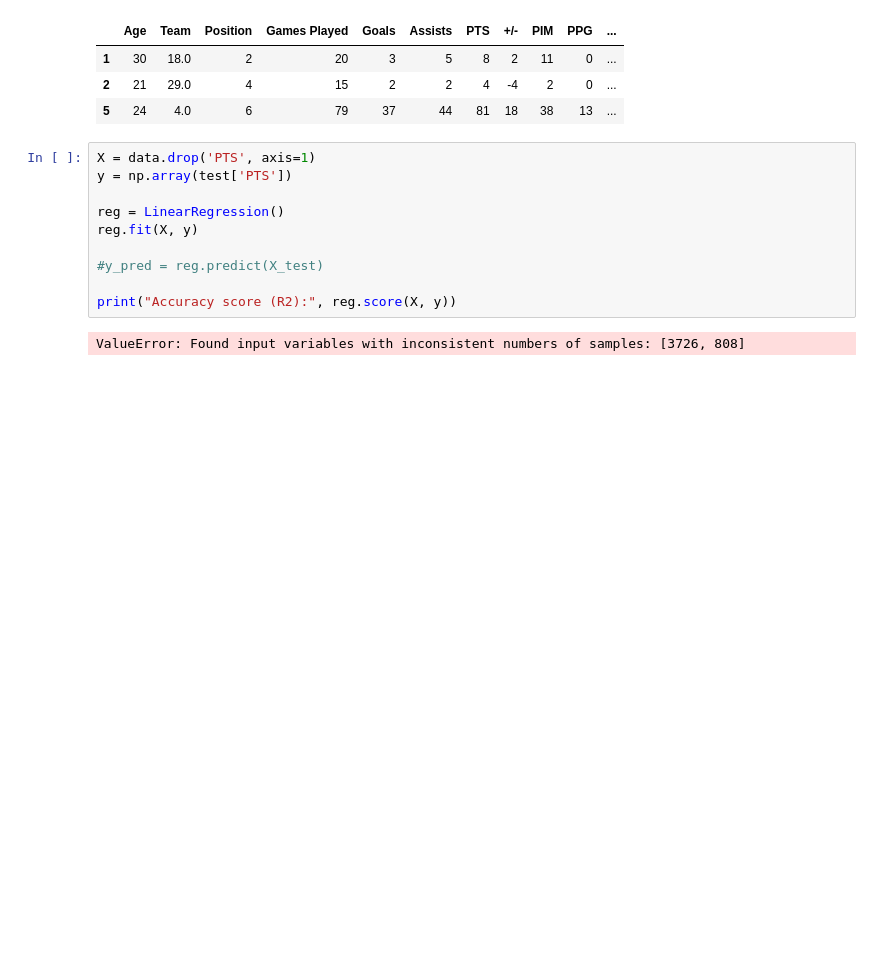
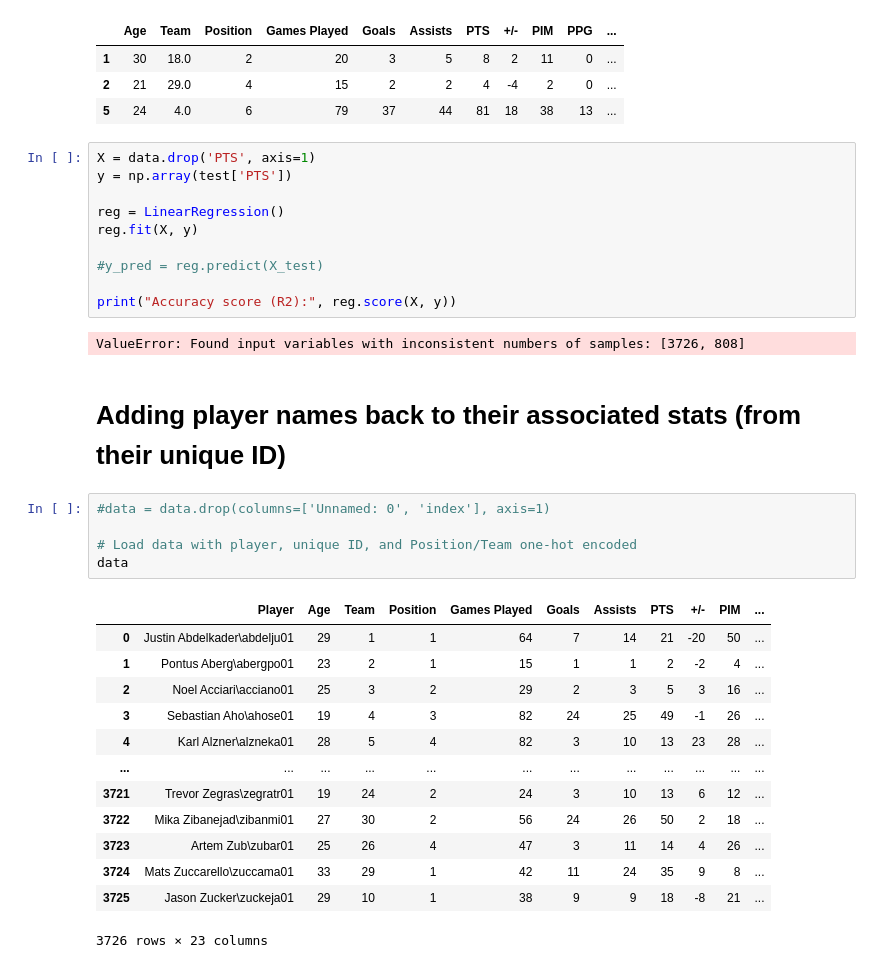
Before and after one commit to slannon95/hockey_forecast, a Jupyter notebook: notebooks/trials_n_errors.ipynb, the cells around one changed output. Cells and saved outputs as stored; diff of their text form; blank space fills up the shorter version.

Commit message:
Updated trials_n_errors
- wrote for loop function to re-add player names after they've been removed

```diff
--- a/notebooks/trials_n_errors.ipynb
+++ b/notebooks/trials_n_errors.ipynb
@@ -1239,3 +1239,24 @@ reg.fit(X, y)
 print("Accuracy score (R2):", reg.score(X, y))
 # %% [output]
 ValueError: Found input variables with inconsistent numbers of samples: [3726, 808]
+# %% [markdown]
+# Adding player names back to their associated stats (from their unique ID)
+# %%
+#data = data.drop(columns=['Unnamed: 0', 'index'], axis=1)
+
+# Load data with player, unique ID, and Position/Team one-hot encoded
+data
+# %% [output]
+|  | Player | Age | Team | Position | Games Played | Goals | Assists | PTS | +/- | PIM | ... |
+| 0 | Justin Abdelkader\abdelju01 | 29 | 1 | 1 | 64 | 7 | 14 | 21 | -20 | 50 | ... |
+| 1 | Pontus Aberg\abergpo01 | 23 | 2 | 1 | 15 | 1 | 1 | 2 | -2 | 4 | ... |
+| 2 | Noel Acciari\acciano01 | 25 | 3 | 2 | 29 | 2 | 3 | 5 | 3 | 16 | ... |
+| 3 | Sebastian Aho\ahose01 | 19 | 4 | 3 | 82 | 24 | 25 | 49 | -1 | 26 | ... |
+| 4 | Karl Alzner\alzneka01 | 28 | 5 | 4 | 82 | 3 | 10 | 13 | 23 | 28 | ... |
+| ... | ... | ... | ... | ... | ... | ... | ... | ... | ... | ... | ... |
+| 3721 | Trevor Zegras\zegratr01 | 19 | 24 | 2 | 24 | 3 | 10 | 13 | 6 | 12 | ... |
+| 3722 | Mika Zibanejad\zibanmi01 | 27 | 30 | 2 | 56 | 24 | 26 | 50 | 2 | 18 | ... |
+| 3723 | Artem Zub\zubar01 | 25 | 26 | 4 | 47 | 3 | 11 | 14 | 4 | 26 | ... |
+| 3724 | Mats Zuccarello\zuccama01 | 33 | 29 | 1 | 42 | 11 | 24 | 35 | 9 | 8 | ... |
+| 3725 | Jason Zucker\zuckeja01 | 29 | 10 | 1 | 38 | 9 | 9 | 18 | -8 | 21 | ... |
+3726 rows × 23 columns
```
Also changed, not shown: parts of 11 cells of this notebook.
